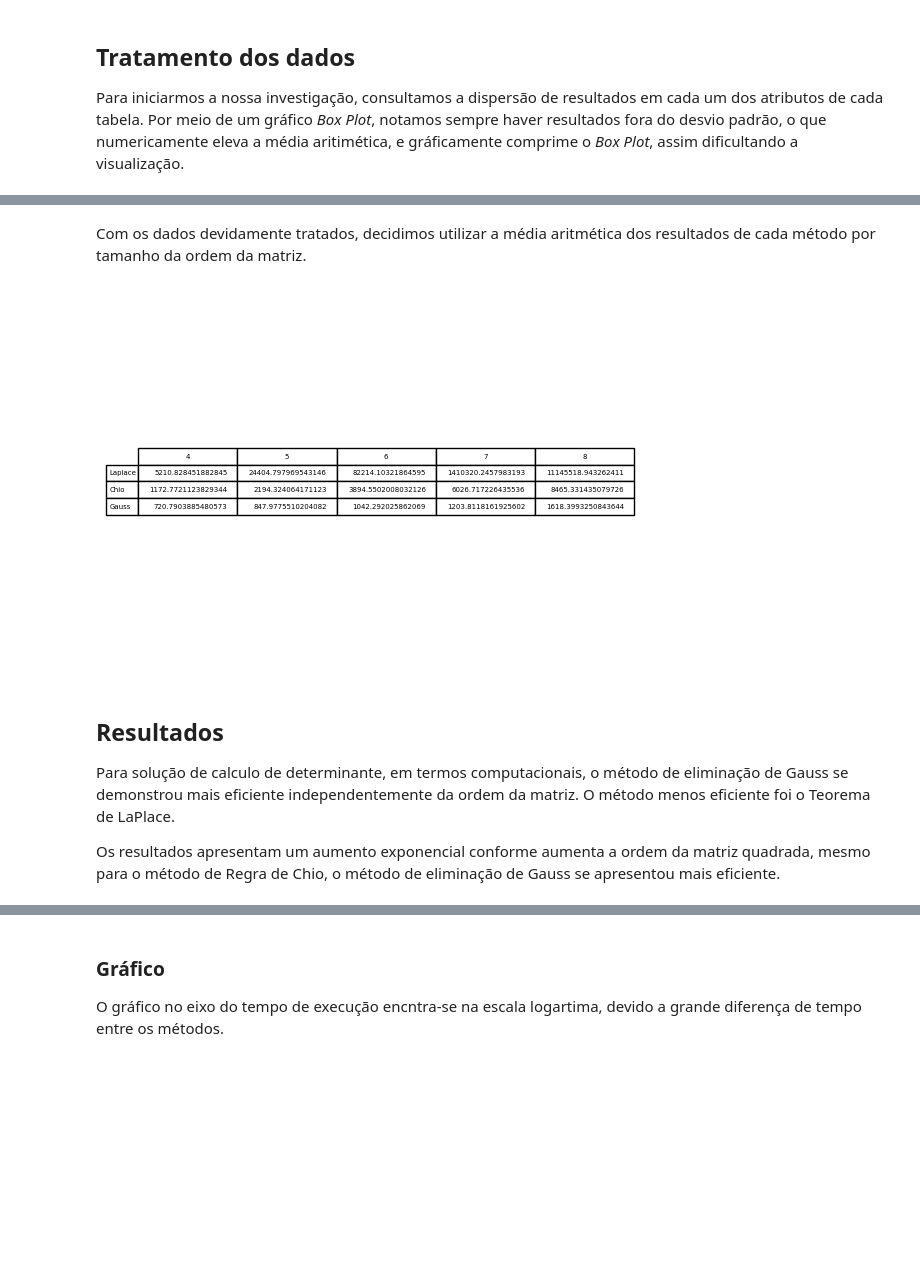
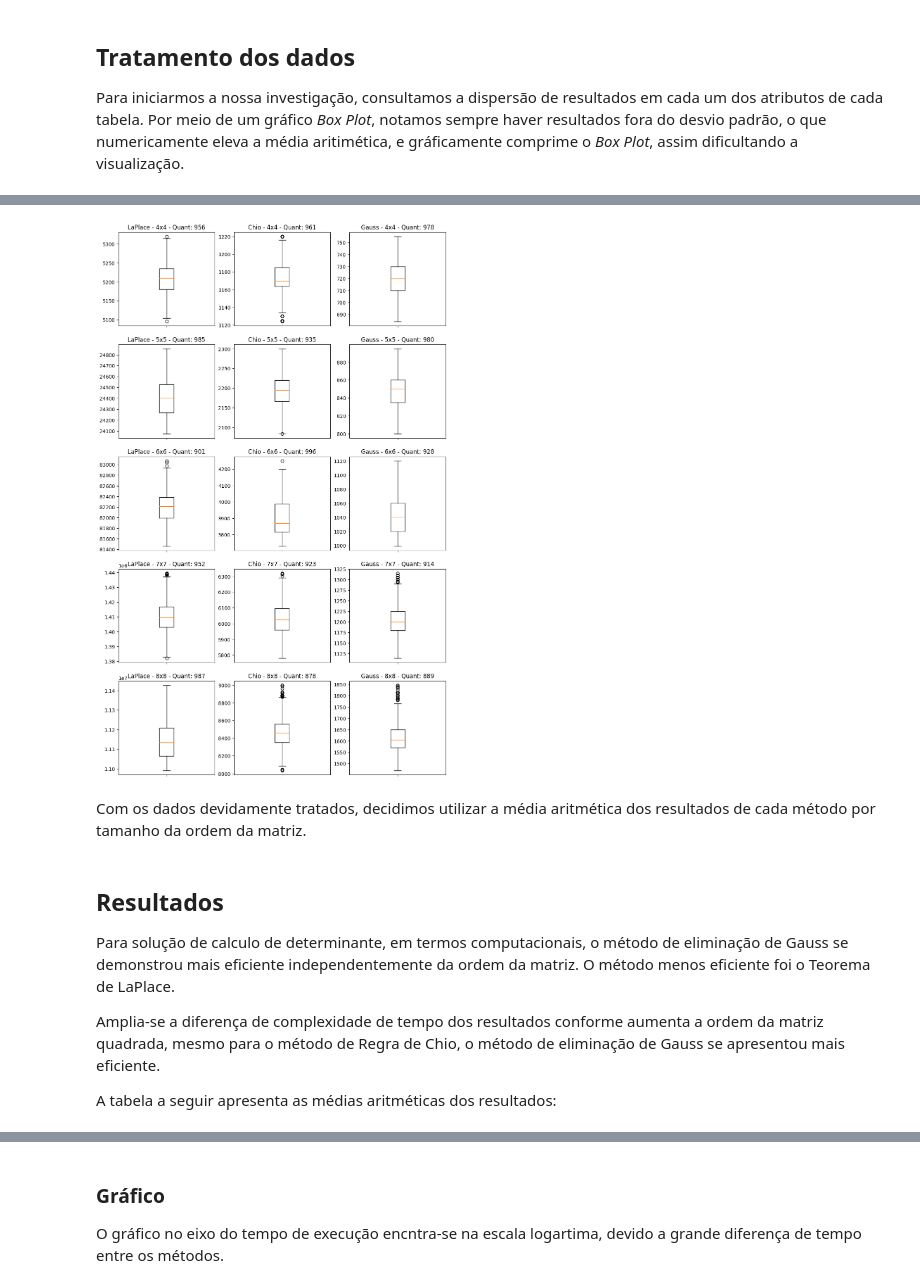
Before and after one commit to guilhermesetim/tempo-execucao-determinantes, a Jupyter notebook: analise-dados/analise-dados-determinantes.ipynb, the cells around one changed output, grey strips where cells are left out. Cells and saved outputs as stored; diff of their text form; code cells hidden in the pictures; blank space fills up the shorter version.

Commit message:
conclusão analise de dados

```diff
--- a/analise-dados/analise-dados-determinantes.ipynb
+++ b/analise-dados/analise-dados-determinantes.ipynb
@@ -170,3 +91,26 @@ plt.show()
+# %%
+# gráfico dos dados tratados
+
+fig, ax = plt.subplots(figsize=(12, 20))
+i = 1
+ordem = 4
+ax.remove()
+nomeMetodo = ['LaPlace','Chio','Gauss']
+for matriz in tratamentoDados:
+    ordem_n = 0
+    for metodo in (matriz):
+
+        plt.subplot(5, 3, i)
+        plt.title(f"{nomeMetodo[ordem_n]} - {ordem}x{ordem} - Quant: {len(metodo)}")
+        plt.xticks([2])
+        plt.boxplot(metodo)
+        i+=1
+        ordem_n+=1
+    ordem+=1
+
+plt.show()
+# %% [output]
+[figure, added]
 # %% [markdown]
 Com os dados devidamente tratados, decidimos utilizar a média aritmética dos resultados de cada método por tamanho da ordem da matriz.
 # %%
@@ -190,24 +134,21 @@ medias = {
     'Gauss' : medGauss
 }
 
-fig, ax = plt.subplots(1,1)
-data=[medLaplace,
-      medChio,
-      medGauss
-     ]
+# Tabela das médias
+def formatar(valor):
+    return "{:.1f}".format(valor)
 
+resultadosFinais = pd.DataFrame(medias)
 
-ax.axis('tight')
-ax.axis('off')
-ax.table(cellText=data,colLabels=ordemMatriz,rowLabels=metodos,loc="center")
+for k,v in enumerate(resultadosFinais):
+    resultadosFinais[v] = resultadosFinais[v].apply(formatar)
 
-
-plt.show()
+resultadosFinais['Ordem'] = ordemMatriz
-# %% [output]
-[figure, removed]
 # %% [markdown]
 ## Resultados
 Para solução de calculo de determinante, em termos computacionais, o método de eliminação de Gauss se demonstrou mais eficiente independentemente da ordem da matriz. O método menos eficiente foi o Teorema de LaPlace.
 
-Os resultados apresentam um aumento exponencial conforme aumenta a ordem da matriz quadrada, mesmo para o método de Regra de Chio, o método de eliminação de Gauss se apresentou mais eficiente.
+Amplia-se a diferença de complexidade de tempo dos resultados conforme aumenta a ordem da matriz quadrada, mesmo para o método de Regra de Chio, o método de eliminação de Gauss se apresentou mais eficiente.
+
+A tabela a seguir apresenta as médias aritméticas dos resultados:
 # %%
```
Also changed, not shown: parts of 10 cells of this notebook, 3 other files.
